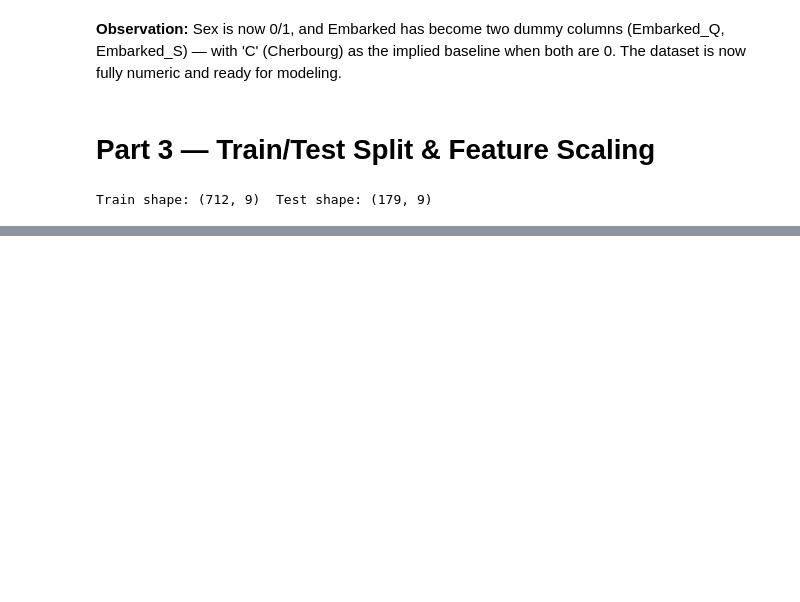
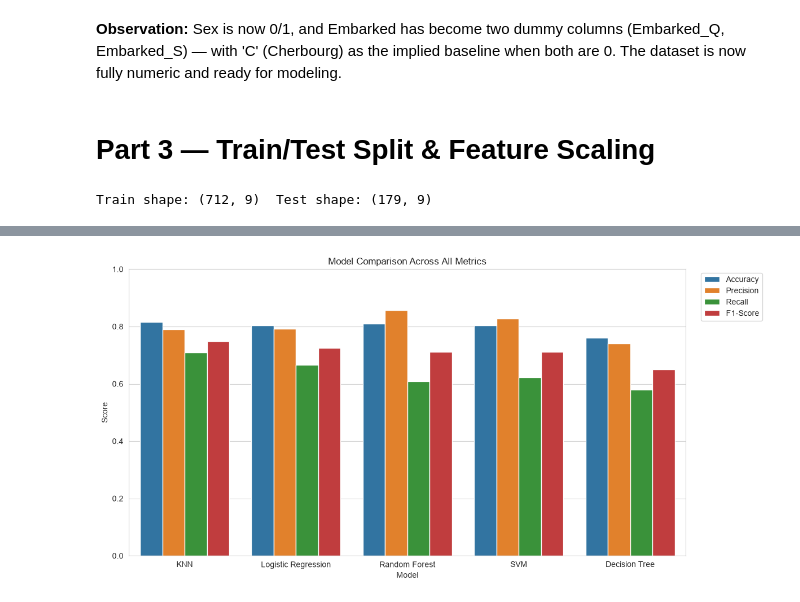
Before and after one commit to mohad6/MACHINE-LEARNING-PROJECT, a Jupyter notebook: Abdullahi-Mohammed-Module5 -ClassificationLab.ipynb, the cells around one changed output, grey strips where cells are left out. Saved outputs shown, nothing was run; the diff lists cells and outputs as text; code cells hidden in the pictures; blank space fills up the shorter version.

Commit message:
Implement code changes to enhance functionality and improve performance

```diff
--- a/Abdullahi-Mohammed-Module5 -ClassificationLab.ipynb
+++ b/Abdullahi-Mohammed-Module5 -ClassificationLab.ipynb
@@ -231,0 +270,6 @@ X_test_scaled = scaler.transform(X_test)
+# %%
+# Task 5 — Support Vector Machine (RBF kernel).
+svm = SVC(kernel='rbf', probability=True, random_state=42)
+svm.fit(X_train_scaled, y_train)
+y_pred_svm = svm.predict(X_test_scaled)
+print('SVM trained.')
@@ -231,0 +280,22 @@ X_test_scaled = scaler.transform(X_test)
+# %%
+# Task 1 — Write a small helper function that computes all four standard metrics for any model's predictions.
+def evaluate(name, y_true, y_pred):
+    return {
+        'Model': name,
+        'Accuracy': accuracy_score(y_true, y_pred),
+        'Precision': precision_score(y_true, y_pred),
+        'Recall': recall_score(y_true, y_pred),
+        'F1-Score': f1_score(y_true, y_pred)
+    }
+
+results = [
+    evaluate('Logistic Regression', y_test, y_pred_log),
+    evaluate('Decision Tree', y_test, y_pred_tree),
+    evaluate('Random Forest', y_test, y_pred_rf),
+    evaluate('KNN', y_test, y_pred_knn),
+    evaluate('SVM', y_test, y_pred_svm),
+]
+
+results_df = pd.DataFrame(results).sort_values('F1-Score',
+ascending=False).reset_index(drop=True)
+results_df
@@ -231,0 +309,15 @@ X_test_scaled = scaler.transform(X_test)
+# %%
+# Task 2 — Plot a bar chart comparing all five models across all four metrics.
+
+results_melted = results_df.melt(id_vars='Model', var_name='Metric',
+value_name='Score')
+
+plt.figure(figsize=(12, 6))
+sns.barplot(data=results_melted, x='Model', y='Score', hue='Metric')
+plt.title('Model Comparison Across All Metrics')
+plt.ylim(0, 1)
+plt.legend(bbox_to_anchor=(1.02, 1), loc='upper left')
+plt.tight_layout()
+plt.show()
+# %% [output]
+[figure, added]
```
Also changed, not shown: parts of 15 cells of this notebook.
